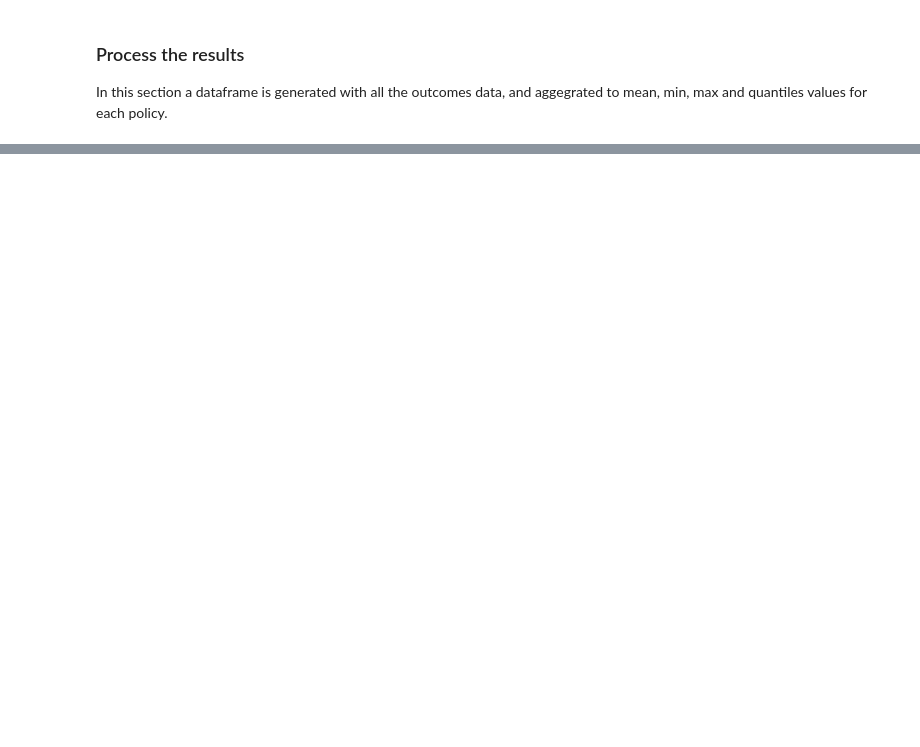
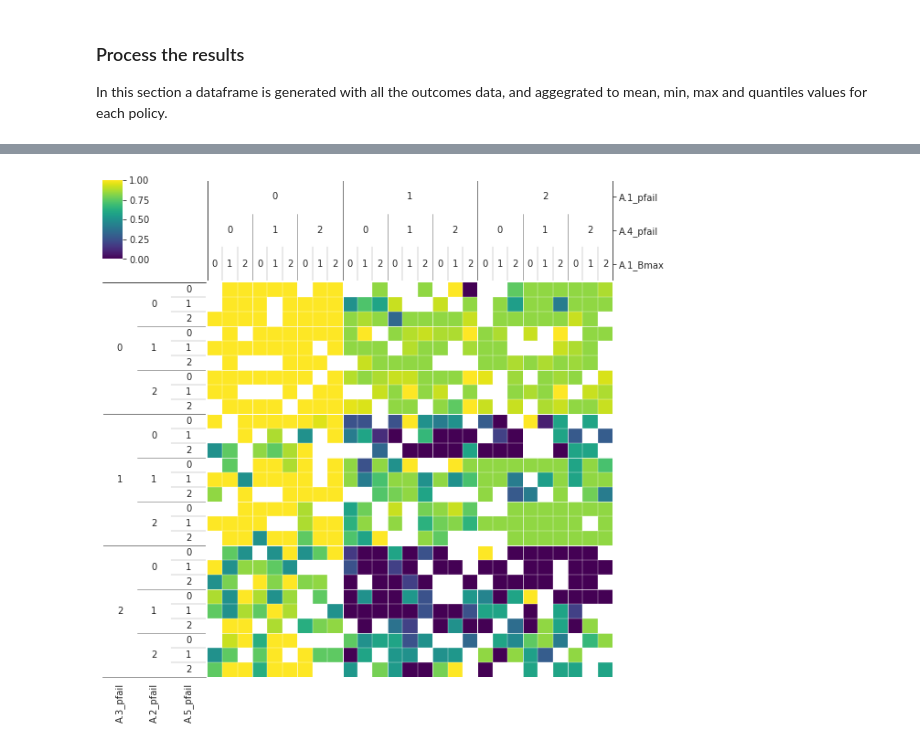
Before and after one commit to hannadenekamp/modelbased, a Jupyter notebook: Problem Formulations.ipynb, the cells around one changed output, grey strips where cells are left out. Drawn from its saved outputs; the diff is of its cells as text; code cells hidden in the pictures; blank space fills up the shorter version.

```diff
--- a/Problem Formulations.ipynb
+++ b/Problem Formulations.ipynb
@@ -270,0 +687,5 @@ TCA_df.to_csv("results/TCA3_results.csv")
+# %%
+dimensional_stacking.create_pivot_plot(x_prim, y_prim)
+plt.show()
+# %% [output]
+[figure, added]
```
Also changed, not shown: parts of 45 cells of this notebook, 4 other files.
